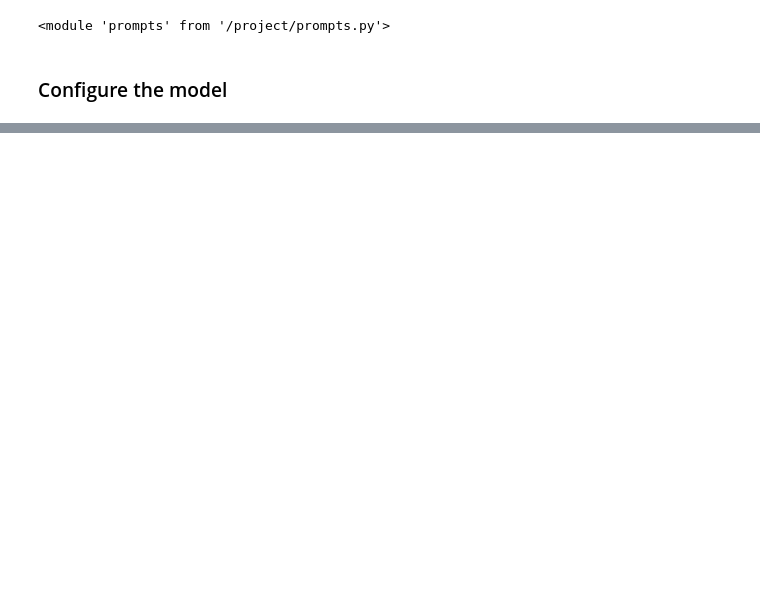
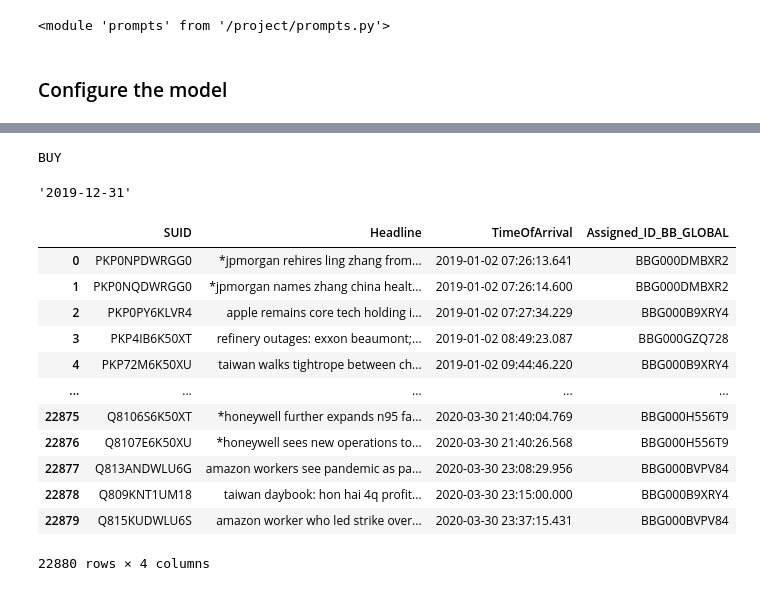
Before and after one commit to bmc-eng/LLMFinancialAnalyst, a Jupyter notebook: 05 - Agentic Tests.ipynb, the cells around one changed output, grey strips where cells are left out. Saved outputs shown, nothing was run; the diff lists cells and outputs as text; code cells hidden in the pictures; blank space fills up the shorter version.

```diff
--- a/05 - Agentic Tests.ipynb
+++ b/05 - Agentic Tests.ipynb
@@ -156,0 +609,28 @@ The company shows concerning trends in its financial performance:
+# %%
+print(conversation['results'])
+# %% [output]
+BUY
+# %%
+max_date = '2020-03-31'
+
+date = datetime.strptime(max_date,"%Y-%m-%d")
+min_date = date + relativedelta(months=-3)
+min_date.strftime("%Y-%m-%d")
+# %% [output]
+'2019-12-31'
+# %%
+news_headlines[news_headlines['TimeOfArrival'] < max_date]
+# %% [output]
+|  | SUID | Headline | TimeOfArrival | Assigned_ID_BB_GLOBAL |
+| 0 | PKP0NPDWRGG0 | *jpmorgan rehires ling zhang from... | 2019-01-02 07:26:13.641 | BBG000DMBXR2 |
+| 1 | PKP0NQDWRGG0 | *jpmorgan names zhang china healt... | 2019-01-02 07:26:14.600 | BBG000DMBXR2 |
+| 2 | PKP0PY6KLVR4 | apple remains core tech holding i... | 2019-01-02 07:27:34.229 | BBG000B9XRY4 |
+| 3 | PKP4IB6K50XT | refinery outages: exxon beaumont;... | 2019-01-02 08:49:23.087 | BBG000GZQ728 |
+| 4 | PKP72M6K50XU | taiwan walks tightrope between ch... | 2019-01-02 09:44:46.220 | BBG000B9XRY4 |
+| ... | ... | ... | ... | ... |
+| 22875 | Q8106S6K50XT | *honeywell further expands n95 fa... | 2020-03-30 21:40:04.769 | BBG000H556T9 |
+| 22876 | Q8107E6K50XU | *honeywell sees new operations to... | 2020-03-30 21:40:26.568 | BBG000H556T9 |
+| 22877 | Q813ANDWLU6G | amazon workers see pandemic as pa... | 2020-03-30 23:08:29.956 | BBG000BVPV84 |
+| 22878 | Q809KNT1UM18 | taiwan daybook: hon hai 4q profit... | 2020-03-30 23:15:00.000 | BBG000B9XRY4 |
+| 22879 | Q815KUDWLU6S | amazon worker who led strike over... | 2020-03-30 23:37:15.431 | BBG000BVPV84 |
+22880 rows × 4 columns
```
Also changed, not shown: parts of 55 cells of this notebook, 5 other files.
